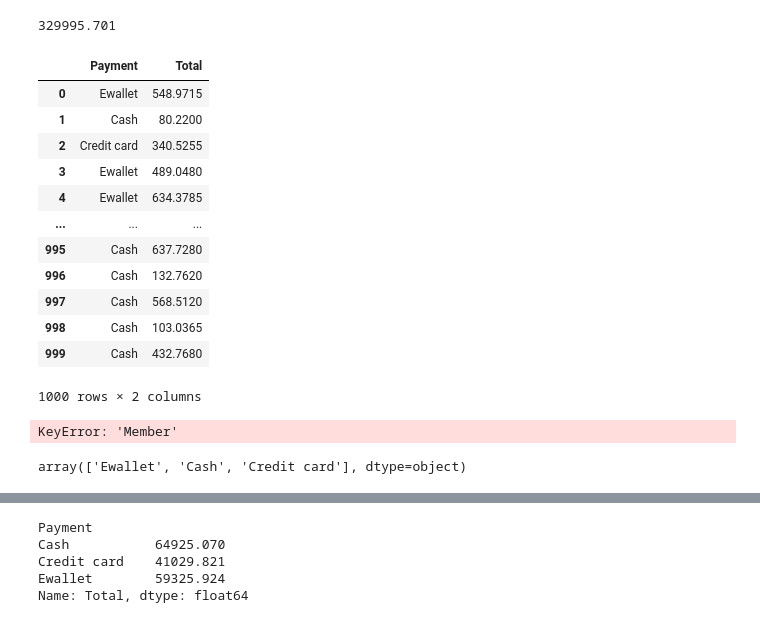
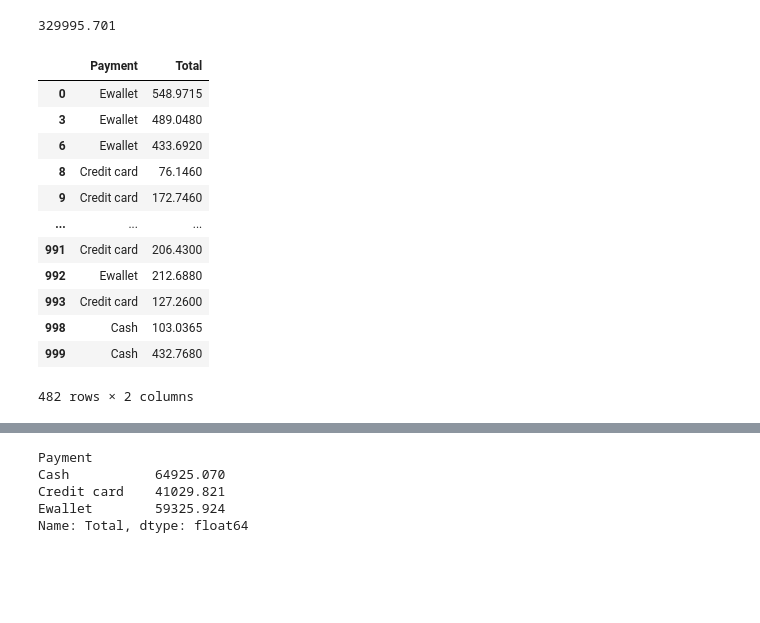
Before and after one commit to leonildolinck/ada-projeto-tecnicas-de-programacao, a Jupyter notebook: Projeto-Notebook.ipynb, the cells around one changed output, grey strips where cells are left out. Drawn from its saved outputs; the diff is of its cells as text; code cells hidden in the pictures; blank space fills up the shorter version.

```diff
--- a/Projeto-Notebook.ipynb
+++ b/Projeto-Notebook.ipynb
@@ -194,0 +222,3 @@ plt.show()
+# %%
+df['Date'] = pd.to_datetime(df['Date'])
+df['Time'] = pd.to_datetime(df['Time'], format='%H:%M')
@@ -194,0 +311,4 @@ plt.show()
+# %%
+df['Month'] = df['Date'].dt.month
+df['Day'] = df['Date'].dt.day
+df['Year'] = df['Date'].dt.year
@@ -194,0 +340,2 @@ plt.show()
+# %%
+df['Rating 2.0'] = df['Rating'].apply(lambda x: x / 2)
@@ -194,0 +390,5 @@ plt.show()
+# %%
+df['Date'] = pd.to_datetime(df['Date'])
+df['Month'] = df['Date'].dt.month
+df['Day'] = df['Date'].dt.day
+df['Year'] = df['Date'].dt.year
@@ -419,29 +653,19 @@ pagamento_total
 # %% [output]
 329995.701
 # %%
-pagamentos = df.loc[df['Customer type'].isin(['Member', 'Normal']), ['Payment', 'Total']]
-pagamentos
+pagamentos_membros = df.loc[df['Customer type'].isin(['Member']), ['Payment', 'Total']]
+pagamentos_membros
 # %% [output]
 |  | Payment | Total |
 | 0 | Ewallet | 548.9715 |
-| 1 | Cash | 80.2200 |
-| 2 | Credit card | 340.5255 |
 | 3 | Ewallet | 489.0480 |
-| 4 | Ewallet | 634.3785 |
+| 6 | Ewallet | 433.6920 |
+| 8 | Credit card | 76.1460 |
+| 9 | Credit card | 172.7460 |
 | ... | ... | ... |
-| 995 | Cash | 637.7280 |
-| 996 | Cash | 132.7620 |
-| 997 | Cash | 568.5120 |
+| 991 | Credit card | 206.4300 |
+| 992 | Ewallet | 212.6880 |
+| 993 | Credit card | 127.2600 |
 | 998 | Cash | 103.0365 |
 | 999 | Cash | 432.7680 |
-1000 rows × 2 columns
+482 rows × 2 columns
-# %%
-lista_pagamentos = pagamentos['Member']
-lista_pagamentos
-# %% [output]
-KeyError: 'Member'
-# %%
-meios_pagamentos = df['Payment'].unique()
-meios_pagamentos
-# %% [output]
-array(['Ewallet', 'Cash', 'Credit card'], dtype=object)
```
Also changed, not shown: parts of 77 cells of this notebook.
